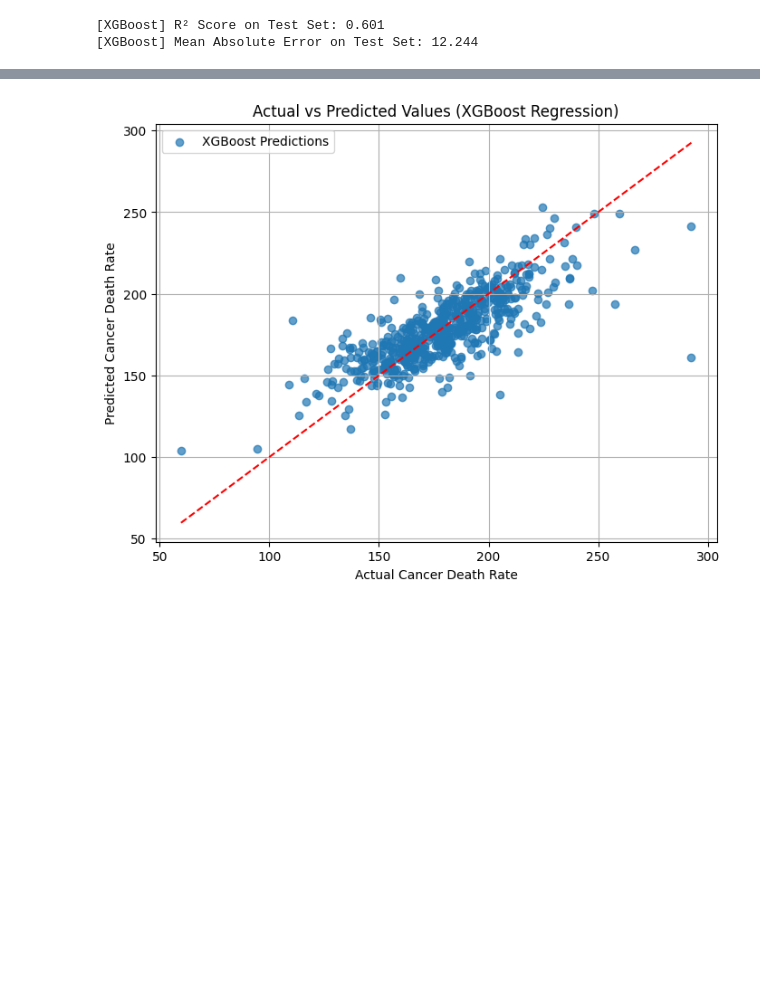
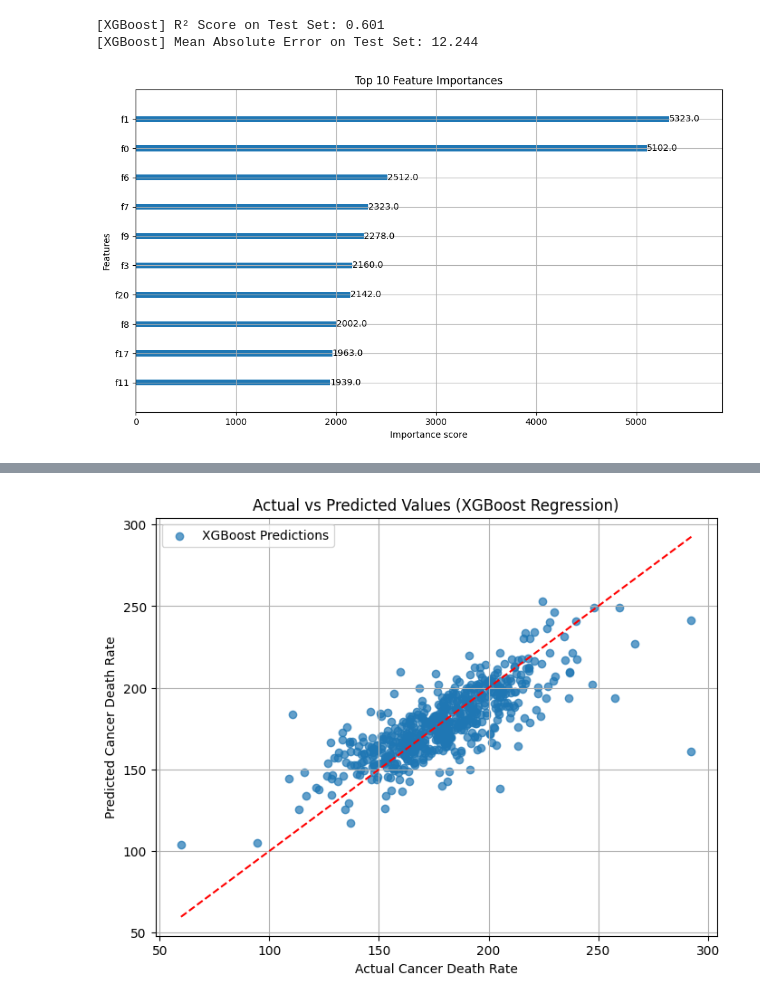
Before and after one commit to Temp0jd/CS506-Socioeconomic_Cancer_Analysis_And_Predicion, a Jupyter notebook: notebooks/week7-8.ipynb, the cells around one changed output, grey strips where cells are left out. Saved outputs shown, nothing was run; the diff lists cells and outputs as text; code cells hidden in the pictures; blank space fills up the shorter version.

```diff
--- a/notebooks/week7-8.ipynb
+++ b/notebooks/week7-8.ipynb
@@ -110,3 +103,62 @@ print(f"[XGBoost] Mean Absolute Error on Test Set: {mae_xgb:.3f}")
 # %% [output]
 [XGBoost] R² Score on Test Set: 0.601
 [XGBoost] Mean Absolute Error on Test Set: 12.244
+# %%
+import pandas as pd
+import matplotlib.pyplot as plt
+import os
+from xgboost import XGBRegressor, plot_importance
+from sklearn.model_selection import train_test_split
+from sklearn.pipeline import Pipeline
+from sklearn.compose import ColumnTransformer
+from sklearn.preprocessing import StandardScaler
+from sklearn.impute import SimpleImputer
+
+# --- Step 1: Load data ---
+merged_df = pd.read_csv('../data/cleaned_data_week1_2.csv')
+
+# --- Step 2: Define features and labels ---
+X = merged_df.drop(columns=[
+    'avgdeathsperyear', 'avganncount', 'target_deathrate', 'incidencerate',
+    'geography', 'county', 'state', 'binnedinc'  # Drop binnedinc (object type)
+])
+y = merged_df['avgdeathsperyear']
+
+# --- Step 3: Split into training and test sets ---
+X_train, X_test, y_train, y_test = train_test_split(X, y, test_size=0.2, random_state=42)
+
+# --- Step 4: Build preprocessing pipeline ---
+num_features = X.columns.tolist()
+preprocessor = ColumnTransformer([
+    ('num', Pipeline([
+        ('imputer', SimpleImputer(strategy='median')),
+        ('scaler', StandardScaler())
+    ]), num_features)
+])
+
+# --- Step 5: Build XGBoost pipeline ---
+xgb_pipeline = Pipeline([
+    ('pre', preprocessor),
+    ('model', XGBRegressor(
+        n_estimators=1000,
+        learning_rate=0.1,
+        verbosity=0
+    ))
+])
+
+# --- Step 6: Train model ---
+xgb_pipeline.fit(X_train, y_train)
+
+# --- Step 7: Extract trained model ---
+model = xgb_pipeline.named_steps['model']
+
+# --- Step 8: Plot feature importance ---
+os.makedirs('../plots', exist_ok=True)
+fig, ax = plt.subplots(figsize=(10,6))
+plot_importance(model, ax=ax, max_num_features=10)
+plt.title('Top 10 Feature Importances')
+plt.tight_layout()
+plt.savefig('../plots/feature_importance.png')
+plt.show()
+# %% [output]
+[figure, added]
```
Also changed, not shown: parts of 2 cells of this notebook, 3 other files.
